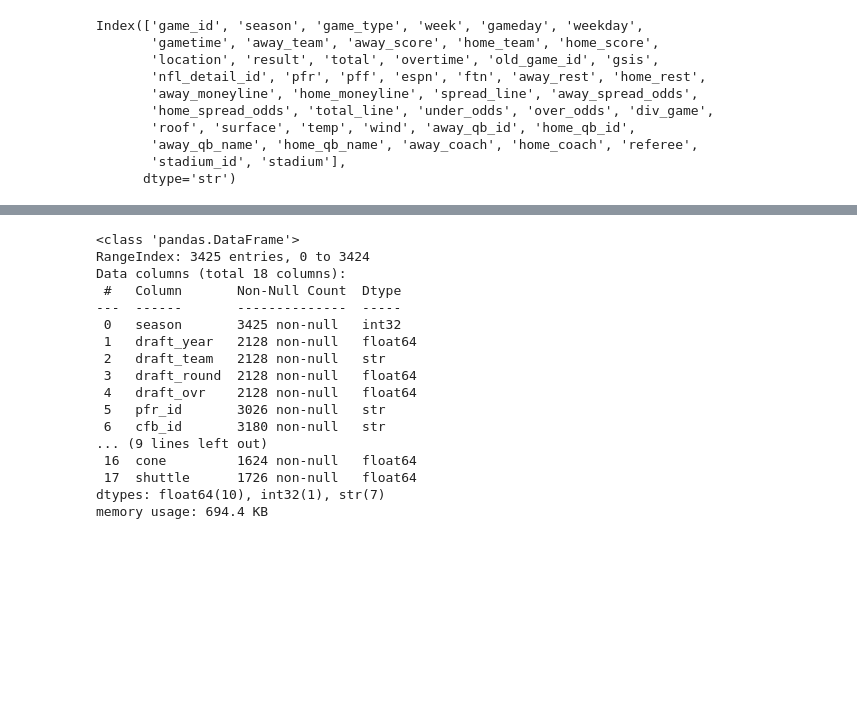
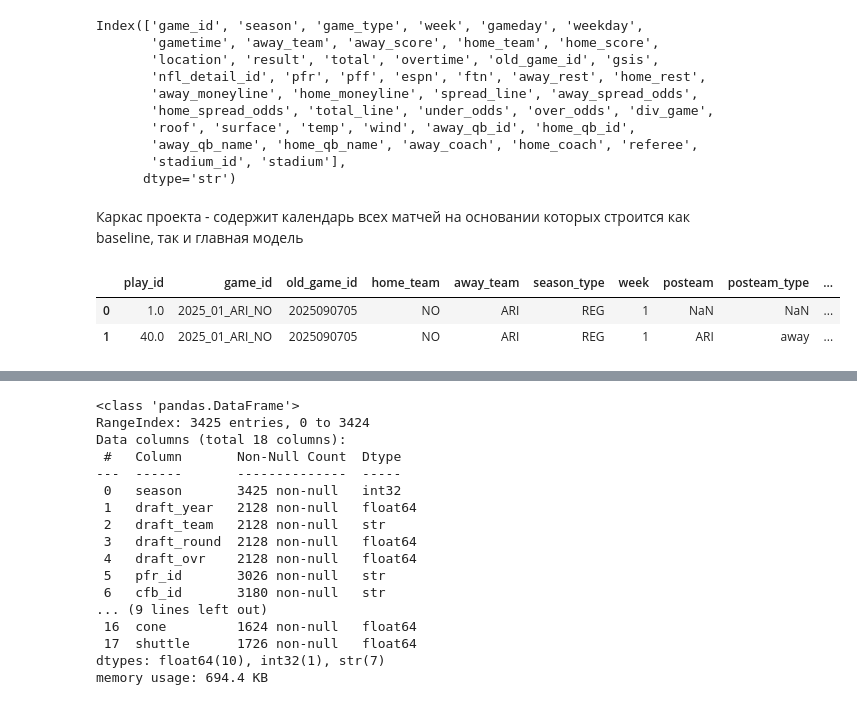
Before and after one commit to SYaroslav0/NFL_Game_Predicition, a Jupyter notebook: notebooks/eda_nflreadpy.ipynb, the cells around one changed output, grey strips where cells are left out. Cells and saved outputs as stored; diff of their text form; code cells hidden in the pictures; blank space fills up the shorter version.

```diff
--- a/notebooks/eda_nflreadpy.ipynb
+++ b/notebooks/eda_nflreadpy.ipynb
@@ -35,3 +41,12 @@ Index(['game_id', 'season', 'game_type', 'week', 'gameday', 'weekday',
        'away_qb_name', 'home_qb_name', 'away_coach', 'home_coach', 'referee',
        'stadium_id', 'stadium'],
       dtype='str')
+# %% [markdown]
+Каркас проекта - содержит календарь всех матчей на основании которых строится как baseline, так и главная модель
+# %%
+play_by_play = nfl.load_pbp(2025).to_pandas()
+play_by_play.head(2)
+# %% [output]
+|  | play_id | game_id | old_game_id | home_team | away_team | season_type | week | posteam | posteam_type | ... |
+| 0 | 1.0 | 2025_01_ARI_NO | 2025090705 | NO | ARI | REG | 1 | NaN | NaN | ... |
+| 1 | 40.0 | 2025_01_ARI_NO | 2025090705 | NO | ARI | REG | 1 | ARI | away | ... |
```
Also changed, not shown: parts of 41 cells of this notebook.
